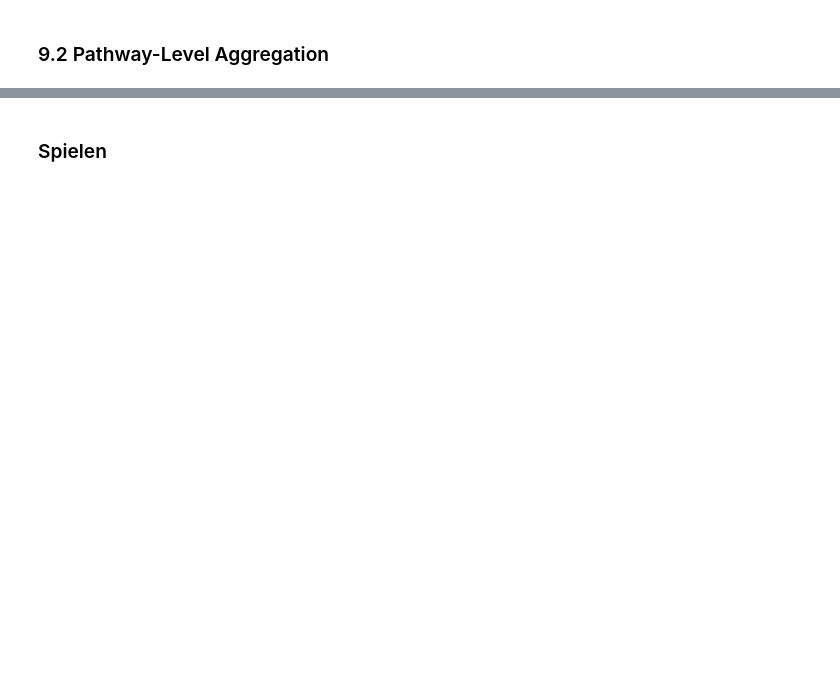
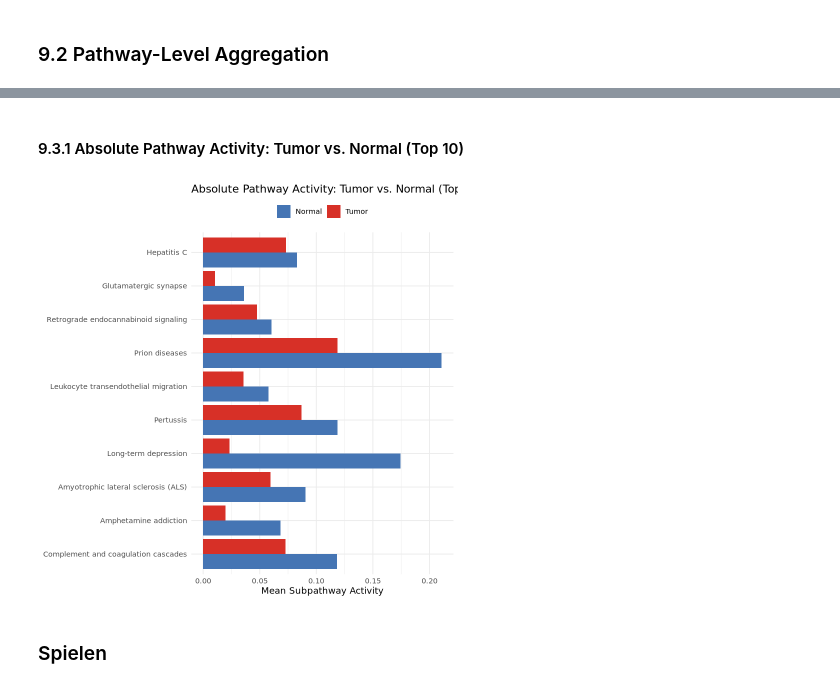
Before and after one commit to BennetDub/mein-r-projekt, a Jupyter notebook: Hipathia withou PB.ipynb, the cells around one changed output, grey strips where cells are left out. Drawn from its saved outputs; the diff is of its cells as text; code cells hidden in the pictures; blank space fills up the shorter version.

```diff
--- a/Hipathia withou PB.ipynb
+++ b/Hipathia withou PB.ipynb
@@ -1409,2 +1476,23 @@ abline(h = 0)
+# %% [markdown]
+#### 9.3.1 Absolute Pathway Activity: Tumor vs. Normal (Top 10)
+# %%
+# order by combined effect strength
+act_long$pathway <- factor(act_long$pathway,
+                            levels = top10$pathway_label[order(top10$combined_effect)])
+
+ggplot(act_long, aes(x = pathway, y = activity, fill = group)) +
+  geom_bar(stat = "identity", position = "dodge") +
+  scale_fill_manual(values = c("Normal" = "#4575b4", "Tumor" = "#d73027")) +
+  coord_flip() +
+  labs(
+    title = "Absolute Pathway Activity: Tumor vs. Normal (Top 10)",
+    x     = NULL,
+    y     = "Mean Subpathway Activity",
+    fill  = NULL
+  ) +
+  theme_minimal(base_size = 11) +
+  theme(legend.position = "top")
+# %% [output]
+[figure, added]
 # %% [markdown]
 ### Spielen
```
Also changed, not shown: parts of 14 cells of this notebook.
